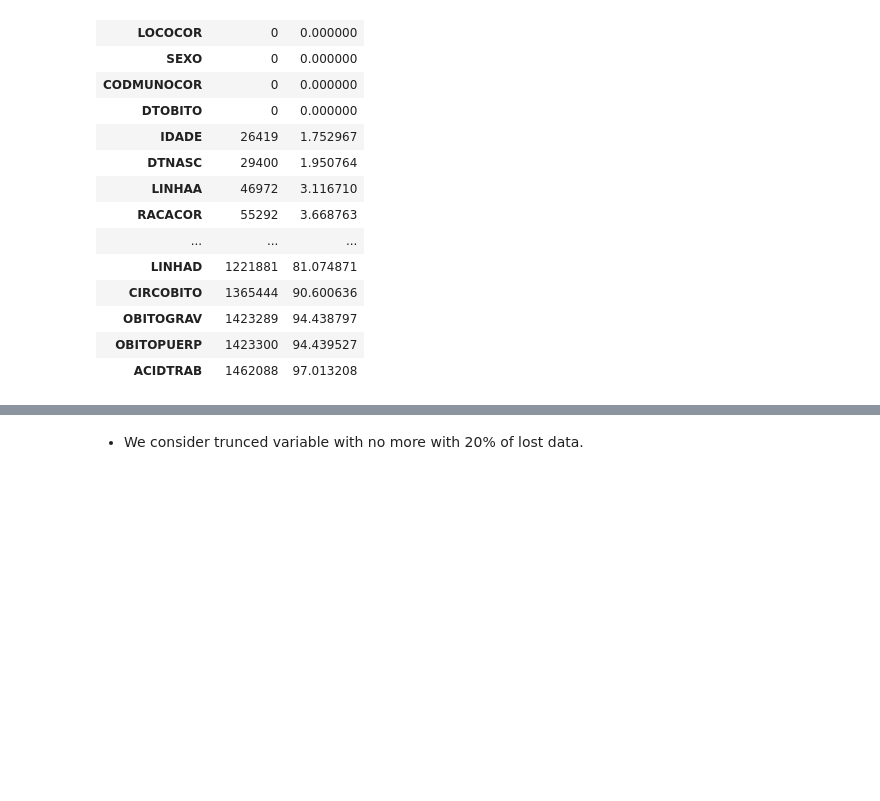
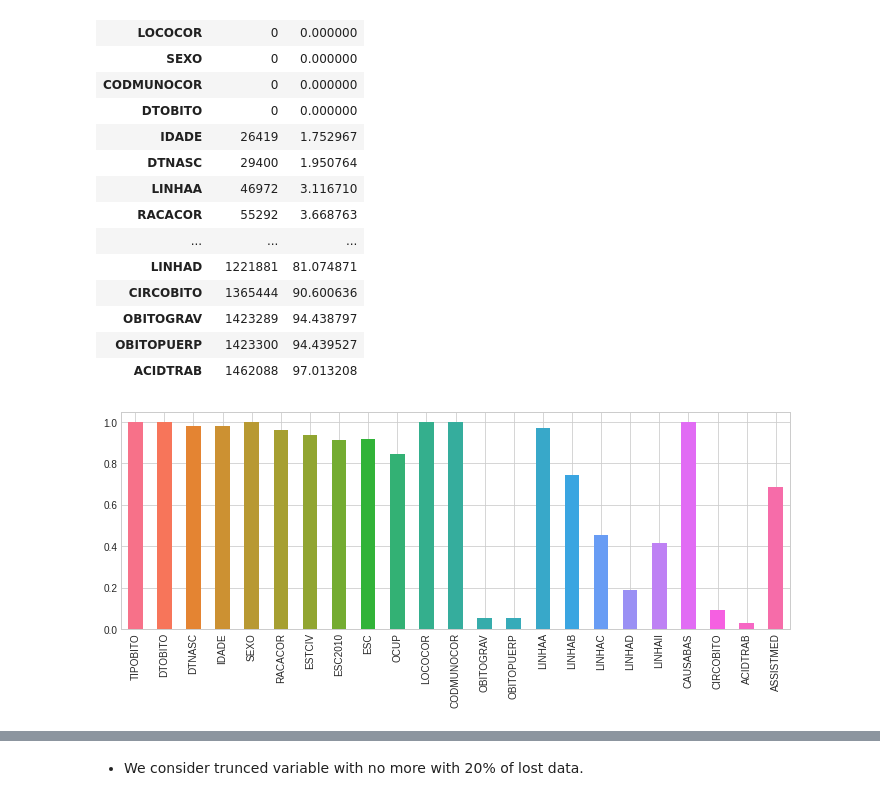
Before and after one commit to cerrados/sim-eda, a Jupyter notebook: EDA.ipynb, the cells around one changed output, grey strips where cells are left out. Drawn from its saved outputs; the diff is of its cells as text; code cells hidden in the pictures; blank space fills up the shorter version.

Commit message:
update: add some analysis to missing values

```diff
--- a/EDA.ipynb
+++ b/EDA.ipynb
@@ -18,6 +20,9 @@ from datetime import datetime
 from dateutil.parser import parse
 
 warnings.filterwarnings("ignore")
+# %%
+# Global Configurations
+style.use('seaborn-v0_8-whitegrid')
 # %% [markdown]
 ## Load the data
 # %%
@@ -140,3 +148,10 @@ count_df_null(df)
 | OBITOGRAV | 1423289 | 94.438797 |
 | OBITOPUERP | 1423300 | 94.439527 |
 | ACIDTRAB | 1462088 | 97.013208 |
+# %%
+# Plot summary about missing values:
+colors = sns.color_palette('husl', len(select_var))
+fig, ax = plt.subplots(figsize=(12,4))
+ax = (1 - df.isnull().mean()).plot.bar(color=colors)
+# %% [output]
+[figure, added]
```
Also changed, not shown: parts of 5 cells of this notebook.
